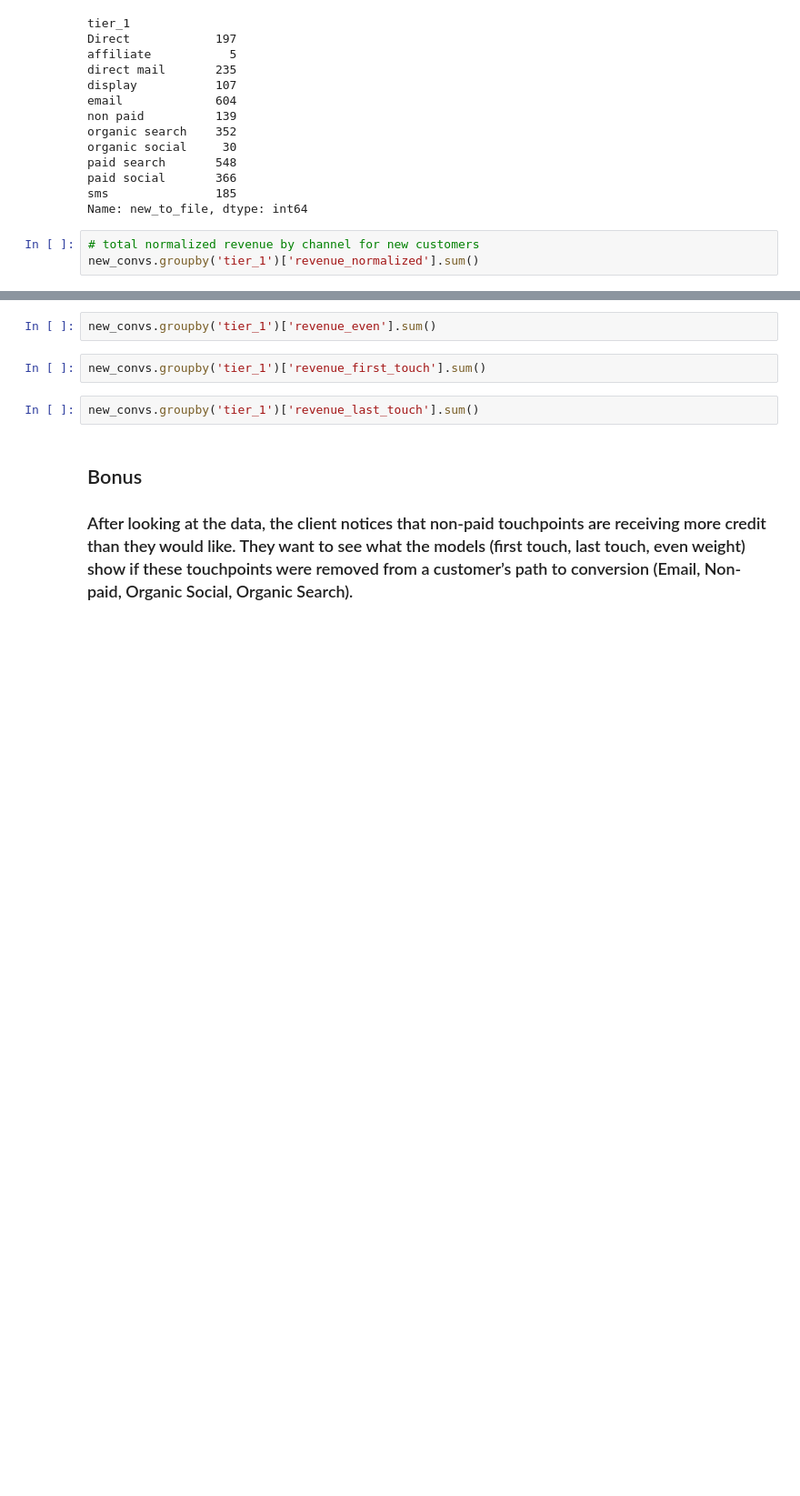
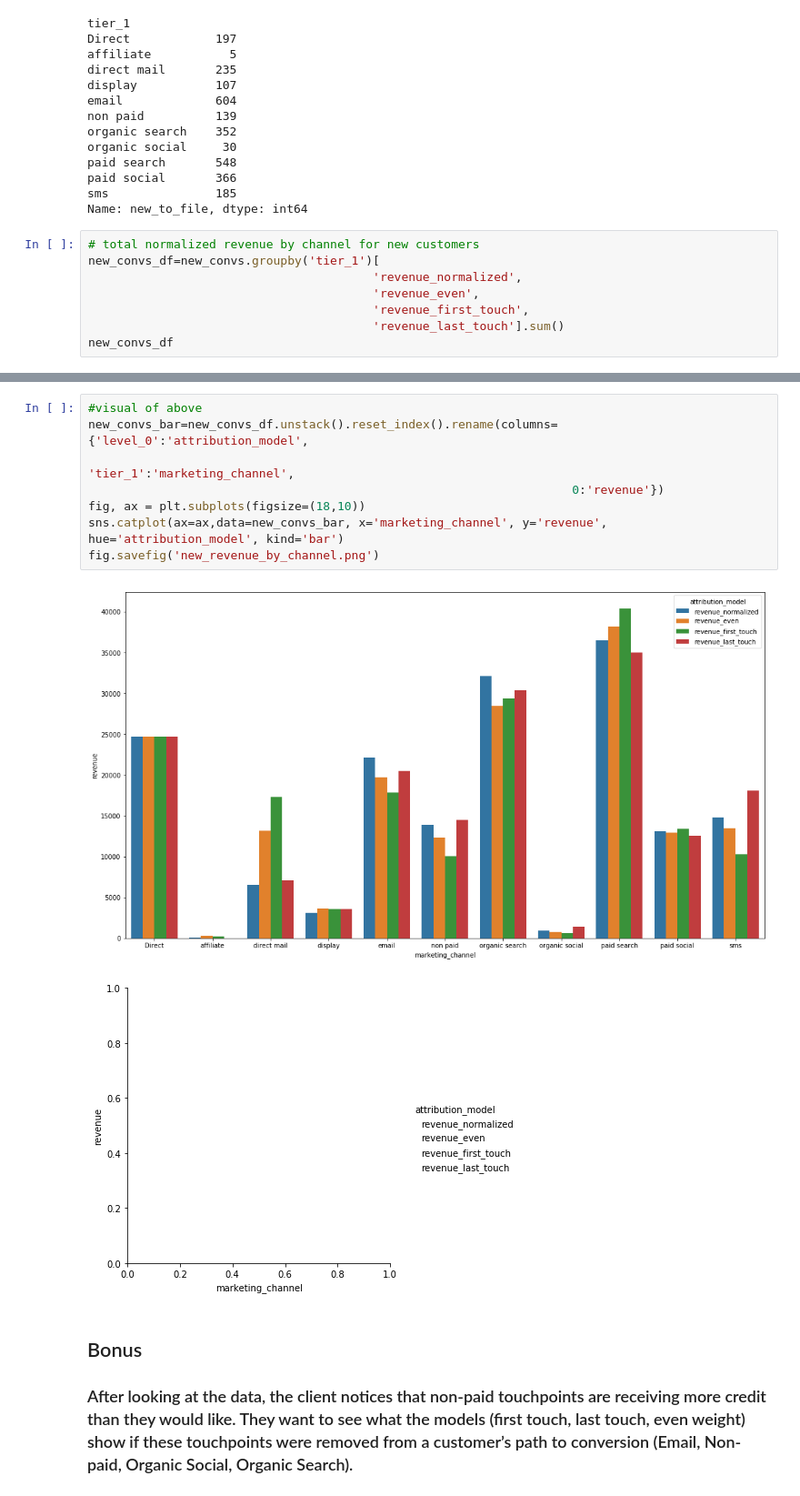
Before and after one commit to dlm6693/Rockerbox-Project, a Jupyter notebook: Rockerbox Assignment.ipynb, the cells around one changed output, grey strips where cells are left out. Shown: that part at 91% size. Drawn from its saved outputs; the diff is of its cells as text; blank space fills up the shorter version.

```diff
--- a/Rockerbox Assignment.ipynb
+++ b/Rockerbox Assignment.ipynb
@@ -340,5 +371,10 @@ sms               185
 Name: new_to_file, dtype: int64
 # %%
 # total normalized revenue by channel for new customers
-new_convs.groupby('tier_1')['revenue_normalized'].sum()
+new_convs_df=new_convs.groupby('tier_1')[
+                                        'revenue_normalized',
+                                        'revenue_even',
+                                        'revenue_first_touch',
+                                        'revenue_last_touch'].sum()
+new_convs_df
 # %% [output]
@@ -358,9 +394,14 @@ Name: revenue_normalized, dtype: float64
-# %%
-new_convs.groupby('tier_1')['revenue_even'].sum()
-# %%
-new_convs.groupby('tier_1')['revenue_first_touch'].sum()
-# %%
-new_convs.groupby('tier_1')['revenue_last_touch'].sum()
+# %%
+#visual of above
+new_convs_bar=new_convs_df.unstack().reset_index().rename(columns={'level_0':'attribution_model',
+                                                                    'tier_1':'marketing_channel',
+                                                                    0:'revenue'})
+fig, ax = plt.subplots(figsize=(18,10))
+sns.catplot(ax=ax,data=new_convs_bar, x='marketing_channel', y='revenue', hue='attribution_model', kind='bar')
+fig.savefig('new_revenue_by_channel.png')
+# %% [output]
+[figure, added]
+[figure, added]
 # %% [markdown]
 ## Bonus
 ### After looking at the data, the client notices that non-paid touchpoints are receiving more credit than they would like. They want to see what the models (first touch, last touch, even weight) show if these touchpoints were removed from a customer’s path to conversion (Email, Non-paid, Organic Social, Organic Search).
```
Also changed, not shown: parts of 9 cells of this notebook, 5 other files.
